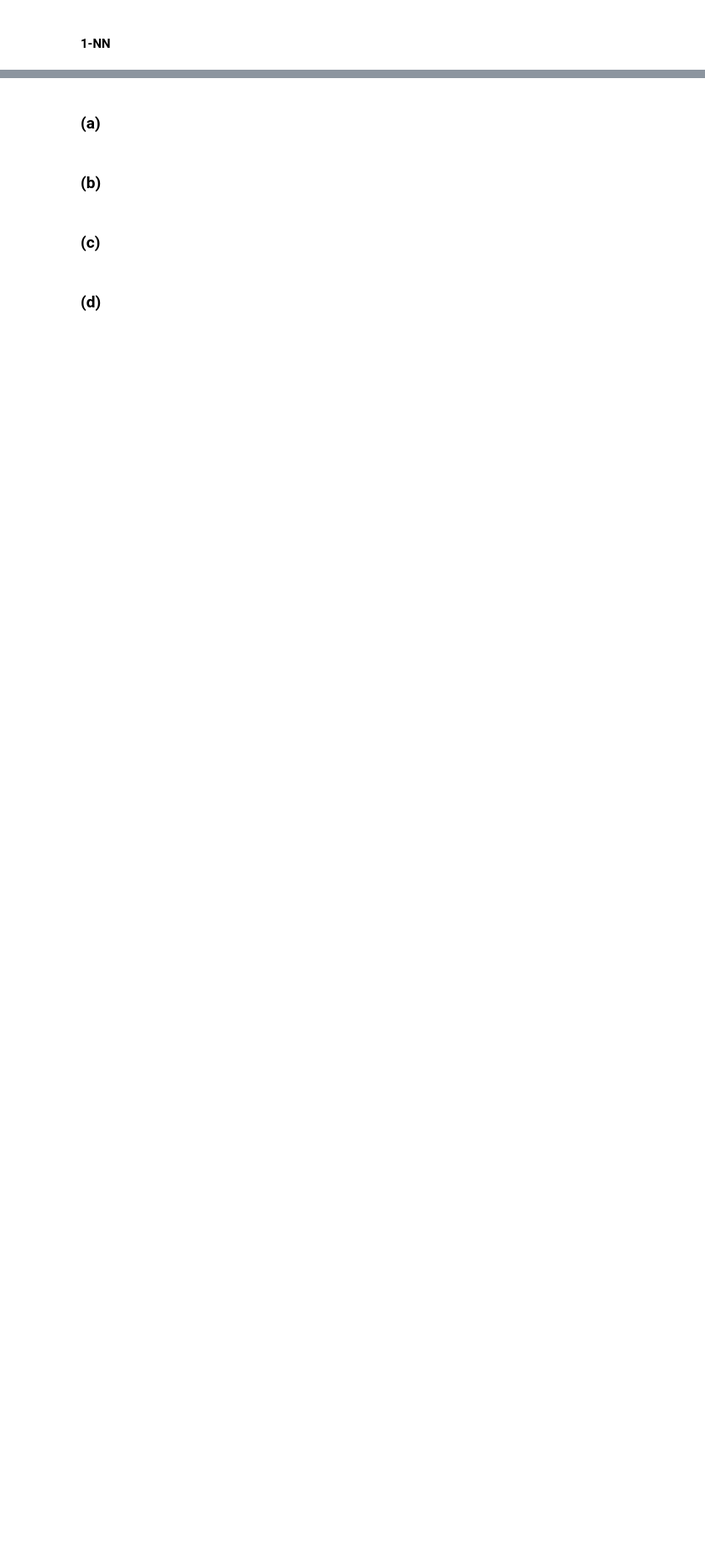
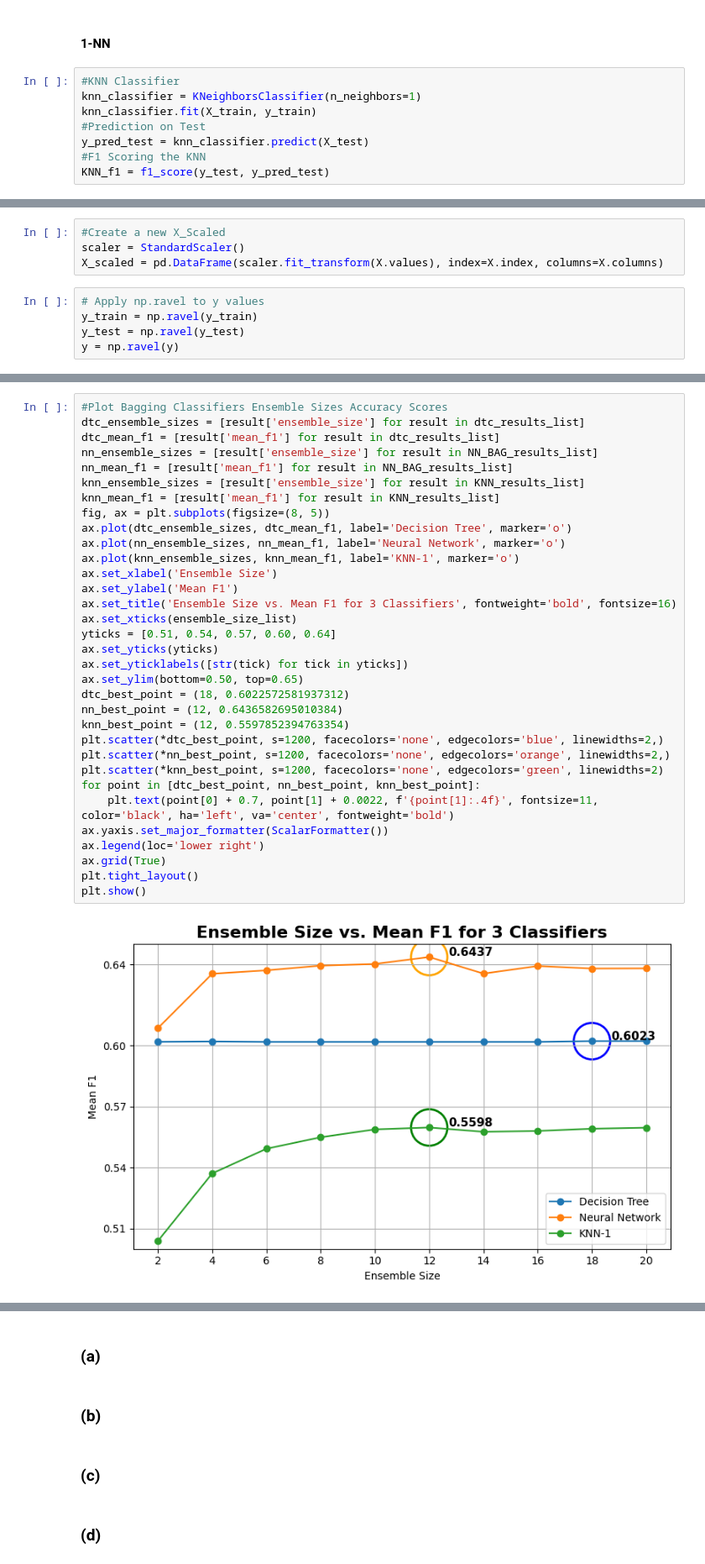
Before and after one commit to dandex200/COMP47490_Machine_Learning, a Jupyter notebook: Assignment_2/ML_A2.ipynb, the cells around one changed output, grey strips where cells are left out. Shown: that part at 84% size. Saved outputs shown, nothing was run; the diff lists cells and outputs as text; blank space fills up the shorter version.

```diff
--- a/Assignment_2/ML_A2.ipynb
+++ b/Assignment_2/ML_A2.ipynb
@@ -284,2 +390,10 @@ NameError: name 'keras' is not defined
 # %% [markdown]
 #### 1-NN
+# %%
+#KNN Classifier
+knn_classifier = KNeighborsClassifier(n_neighbors=1)
+knn_classifier.fit(X_train, y_train)
+#Prediction on Test
+y_pred_test = knn_classifier.predict(X_test)
+#F1 Scoring the KNN
+KNN_f1 = f1_score(y_test, y_pred_test)
@@ -285,0 +422,9 @@ NameError: name 'keras' is not defined
+# %%
+#Create a new X_Scaled
+scaler = StandardScaler()
+X_scaled = pd.DataFrame(scaler.fit_transform(X.values), index=X.index, columns=X.columns)
+# %%
+# Apply np.ravel to y values
+y_train = np.ravel(y_train)
+y_test = np.ravel(y_test)
+y = np.ravel(y)
@@ -285,0 +565,35 @@ NameError: name 'keras' is not defined
+# %%
+#Plot Bagging Classifiers Ensemble Sizes Accuracy Scores
+dtc_ensemble_sizes = [result['ensemble_size'] for result in dtc_results_list]
+dtc_mean_f1 = [result['mean_f1'] for result in dtc_results_list]
+nn_ensemble_sizes = [result['ensemble_size'] for result in NN_BAG_results_list]
+nn_mean_f1 = [result['mean_f1'] for result in NN_BAG_results_list]
+knn_ensemble_sizes = [result['ensemble_size'] for result in KNN_results_list]
+knn_mean_f1 = [result['mean_f1'] for result in KNN_results_list]
+fig, ax = plt.subplots(figsize=(8, 5))
+ax.plot(dtc_ensemble_sizes, dtc_mean_f1, label='Decision Tree', marker='o')
+ax.plot(nn_ensemble_sizes, nn_mean_f1, label='Neural Network', marker='o')
+ax.plot(knn_ensemble_sizes, knn_mean_f1, label='KNN-1', marker='o')
+ax.set_xlabel('Ensemble Size')
+ax.set_ylabel('Mean F1')
+ax.set_title('Ensemble Size vs. Mean F1 for 3 Classifiers', fontweight='bold', fontsize=16)
+ax.set_xticks(ensemble_size_list)
+yticks = [0.51, 0.54, 0.57, 0.60, 0.64]
+ax.set_yticks(yticks)
+ax.set_yticklabels([str(tick) for tick in yticks])
+ax.set_ylim(bottom=0.50, top=0.65)
+dtc_best_point = (18, 0.6022572581937312)
+nn_best_point = (12, 0.6436582695010384)
+knn_best_point = (12, 0.5597852394763354)
+plt.scatter(*dtc_best_point, s=1200, facecolors='none', edgecolors='blue', linewidths=2,)
+plt.scatter(*nn_best_point, s=1200, facecolors='none', edgecolors='orange', linewidths=2,)
+plt.scatter(*knn_best_point, s=1200, facecolors='none', edgecolors='green', linewidths=2)
+for point in [dtc_best_point, nn_best_point, knn_best_point]:
+    plt.text(point[0] + 0.7, point[1] + 0.0022, f'{point[1]:.4f}', fontsize=11, color='black', ha='left', va='center', fontweight='bold')
+ax.yaxis.set_major_formatter(ScalarFormatter())
+ax.legend(loc='lower right')
+ax.grid(True)
+plt.tight_layout()
+plt.show()
+# %% [output]
+[figure, added]
```
Also changed, not shown: parts of 55 cells of this notebook, 3 other files.
